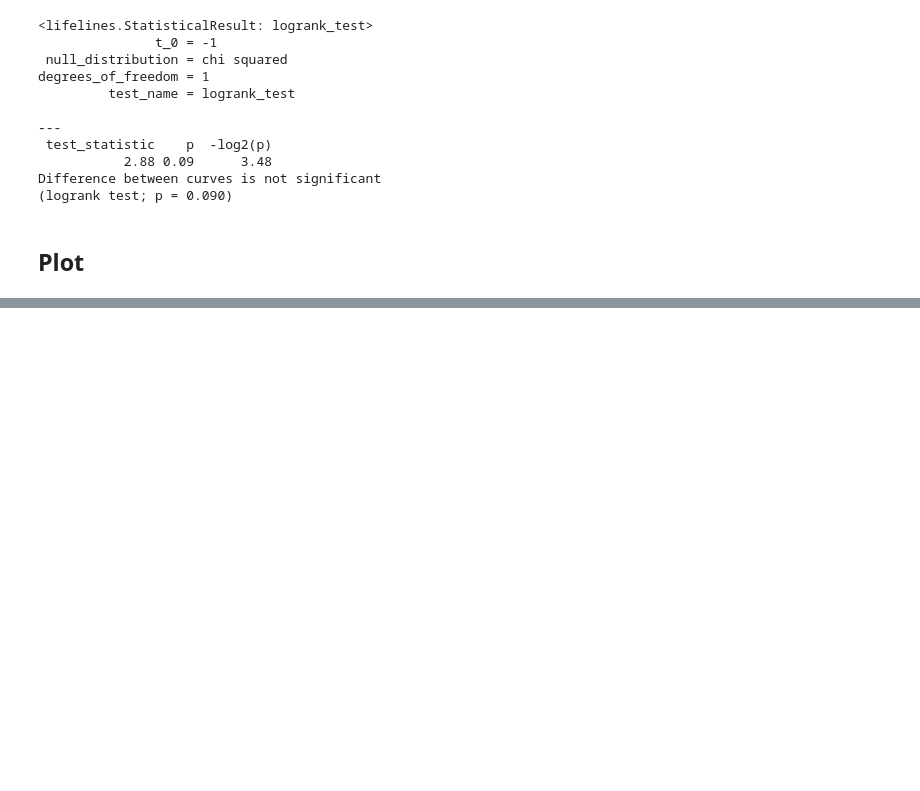
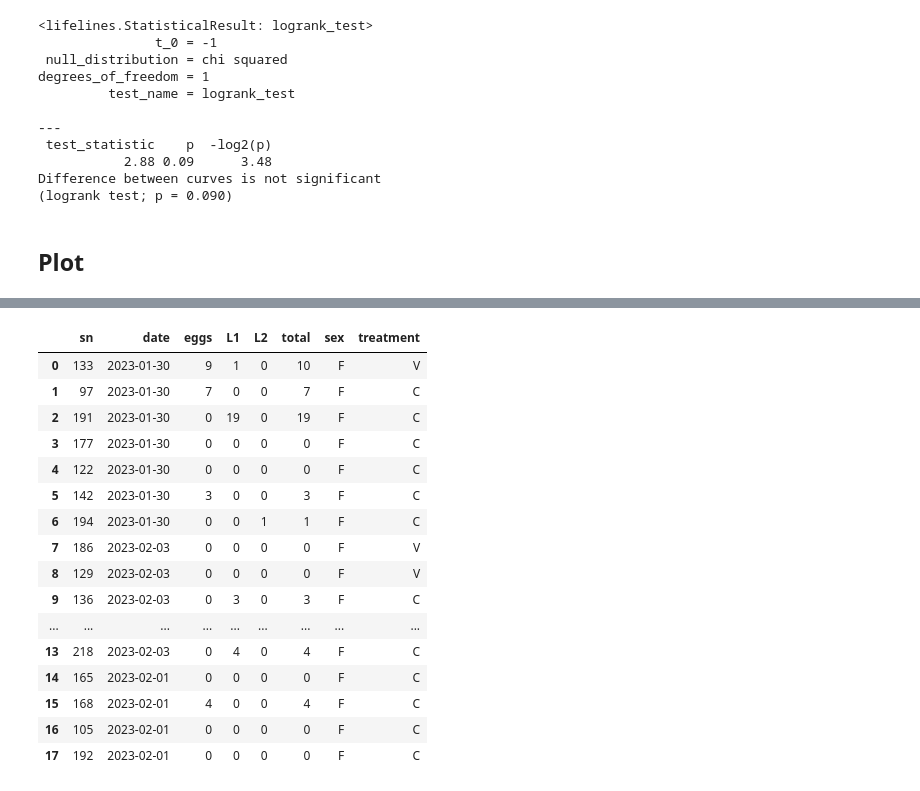
Before and after one commit to aubreymoore/palau-guts-experiment, a Jupyter notebook: newt.ipynb, the cells around one changed output, grey strips where cells are left out. Saved outputs shown, nothing was run; the diff lists cells and outputs as text; code cells hidden in the pictures; blank space fills up the shorter version.

```diff
--- a/newt.ipynb
+++ b/newt.ipynb
@@ -214,0 +215,23 @@ plt.show();
+# %%
+df_eggcount = pd.read_csv('eggcount.csv', parse_dates=True)
+df_eggcount = df_eggcount.assign(total=lambda x: (x['eggs']+x['L1']+x['L2']))
+df_eggcount = df_eggcount.merge(df_beetles)
+df_eggcount
+# %% [output]
+|  | sn | date | eggs | L1 | L2 | total | sex | treatment |
+| 0 | 133 | 2023-01-30 | 9 | 1 | 0 | 10 | F | V |
+| 1 | 97 | 2023-01-30 | 7 | 0 | 0 | 7 | F | C |
+| 2 | 191 | 2023-01-30 | 0 | 19 | 0 | 19 | F | C |
+| 3 | 177 | 2023-01-30 | 0 | 0 | 0 | 0 | F | C |
+| 4 | 122 | 2023-01-30 | 0 | 0 | 0 | 0 | F | C |
+| 5 | 142 | 2023-01-30 | 3 | 0 | 0 | 3 | F | C |
+| 6 | 194 | 2023-01-30 | 0 | 0 | 1 | 1 | F | C |
+| 7 | 186 | 2023-02-03 | 0 | 0 | 0 | 0 | F | V |
+| 8 | 129 | 2023-02-03 | 0 | 0 | 0 | 0 | F | V |
+| 9 | 136 | 2023-02-03 | 0 | 3 | 0 | 3 | F | C |
+| ... | ... | ... | ... | ... | ... | ... | ... | ... |
+| 13 | 218 | 2023-02-03 | 0 | 4 | 0 | 4 | F | C |
+| 14 | 165 | 2023-02-01 | 0 | 0 | 0 | 0 | F | C |
+| 15 | 168 | 2023-02-01 | 4 | 0 | 0 | 4 | F | C |
+| 16 | 105 | 2023-02-01 | 0 | 0 | 0 | 0 | F | C |
+| 17 | 192 | 2023-02-01 | 0 | 0 | 0 | 0 | F | C |
```
Also changed, not shown: parts of 3 cells of this notebook, 1 other file.
